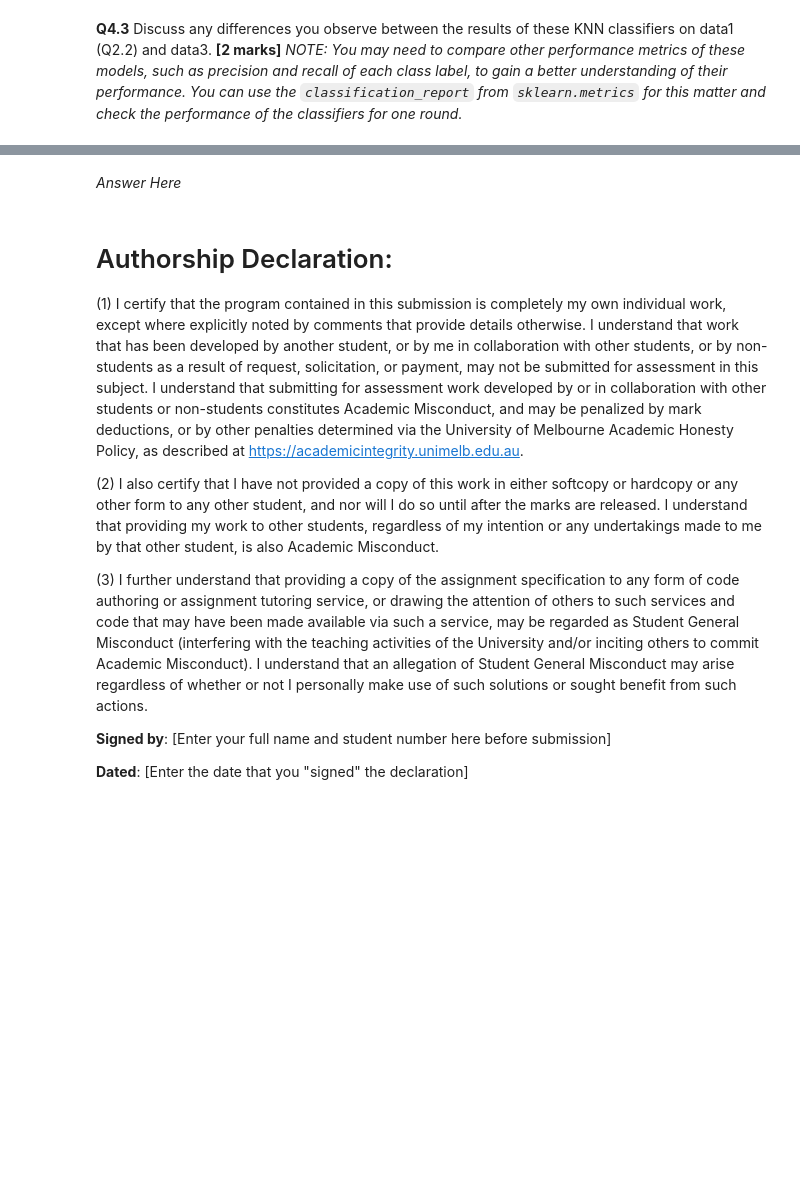
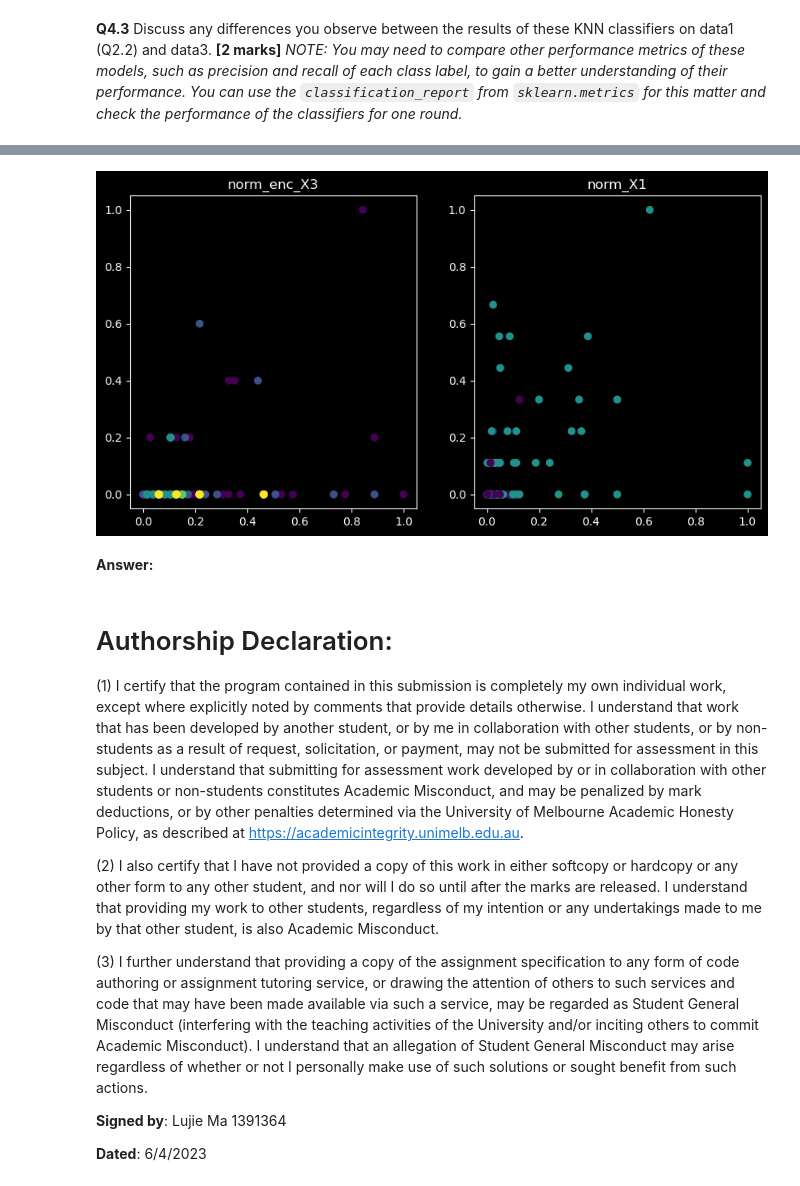
Before and after one commit to XiaoLinZzz/IML-A3, a Jupyter notebook: a2-2023-s1/a2-2023-s1_final.ipynb, the cells around one changed output, grey strips where cells are left out. Drawn from its saved outputs; the diff is of its cells as text; code cells hidden in the pictures; blank space fills up the shorter version.

```diff
--- a/a2-2023-s1/a2-2023-s1_final.ipynb
+++ b/a2-2023-s1/a2-2023-s1_final.ipynb
@@ -458,5 +602,20 @@ Accuracy of KNN(20):    data1: 0.64     data3: 0.44
+# %%
+y3_numeric, _ = pd.factorize(y3)
+
+
+plt.figure(figsize=(10, 5))
+plt.subplot(1, 2, 1)
+plt.scatter(norm_enc_X3[:, 0], norm_enc_X3[:, 1], c=y3_numeric)
+plt.title("norm_enc_X3")
+
+plt.subplot(1, 2, 2)
+plt.scatter(norm_x[:, 0], norm_x[:, 1], c=y1_numeric)
+plt.title("norm_X1")
+plt.show()
+# %% [output]
+[figure, added]
 # %% [markdown]
-*Answer Here*
+**Answer:**
 # %% [markdown]
 # Authorship Declaration:
 
@@ -488,6 +647,6 @@ Accuracy of KNN(20):    data1: 0.64     data3: 0.44
    regardless of whether or not I personally make use of such solutions
    or sought benefit from such actions.
 
-   <b>Signed by</b>: [Enter your full name and student number here before submission]
+   <b>Signed by</b>: Lujie Ma 1391364
 
-   <b>Dated</b>: [Enter the date that you "signed" the declaration]
+   <b>Dated</b>: 6/4/2023
```
Also changed, not shown: parts of 14 cells of this notebook, 1 other file.
